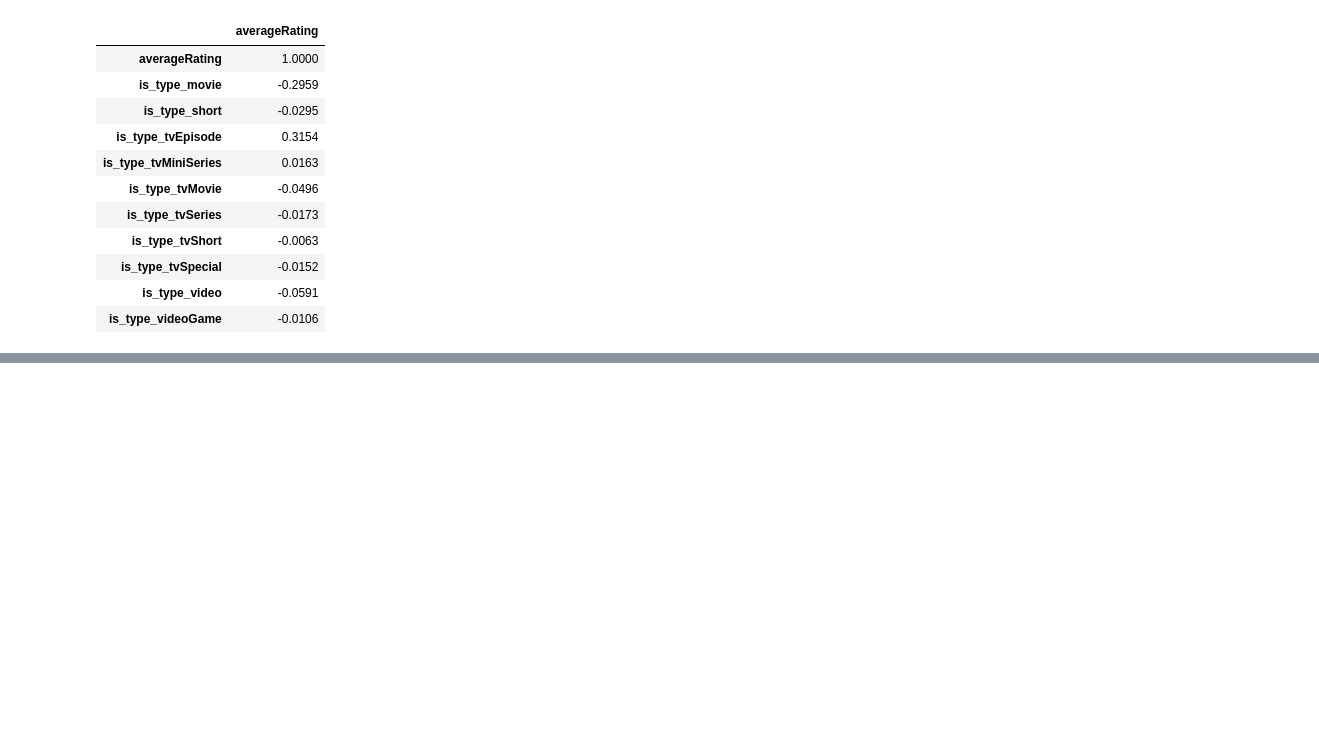
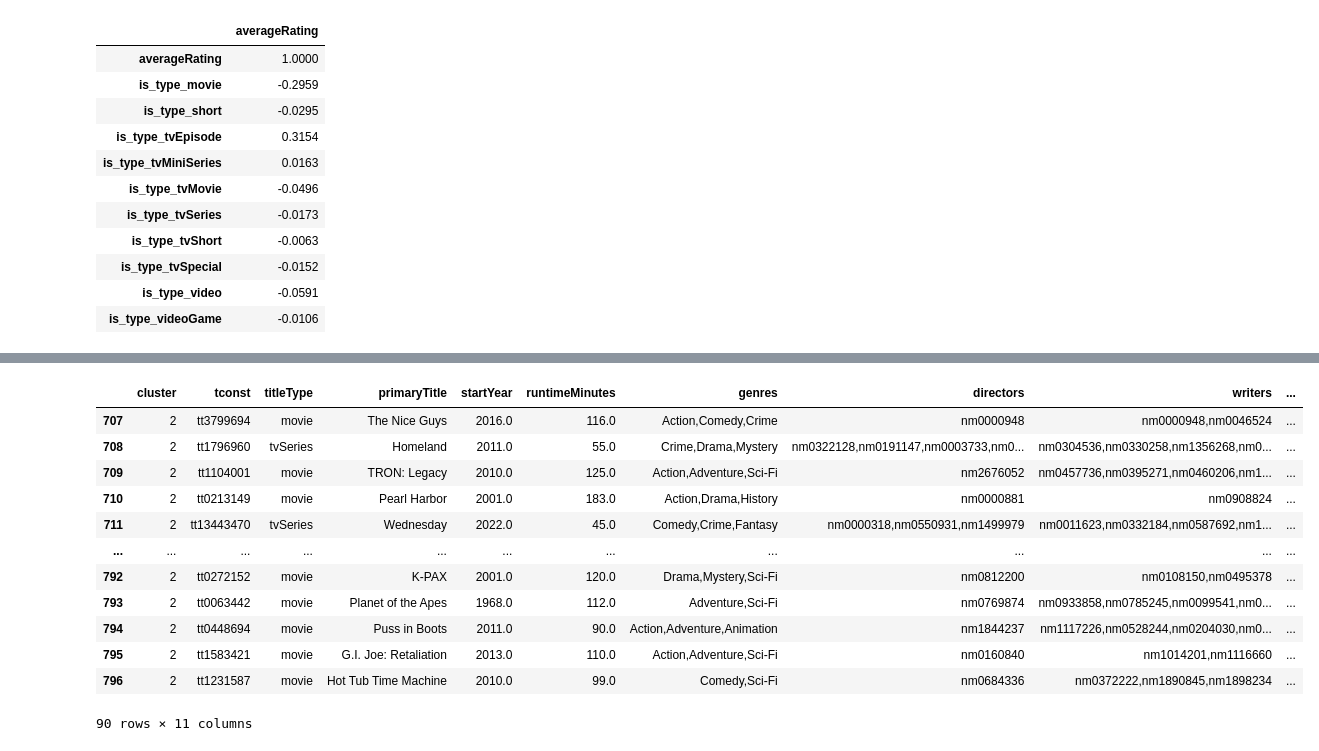
Before and after one commit to AdrianPauer/PRIDAV, a Jupyter notebook: PauerVersion.ipynb, the cells around one changed output, grey strips where cells are left out. Saved outputs shown, nothing was run; the diff lists cells and outputs as text; code cells hidden in the pictures; blank space fills up the shorter version.

```diff
--- a/PauerVersion.ipynb
+++ b/PauerVersion.ipynb
@@ -414,0 +830,17 @@ Selected Correlation Columns:
+# %%
+cl2 = final[final['cluster']==2]
+cl2
+# %% [output]
+|  | cluster | tconst | titleType | primaryTitle | startYear | runtimeMinutes | genres | directors | writers | ... |
+| 707 | 2 | tt3799694 | movie | The Nice Guys | 2016.0 | 116.0 | Action,Comedy,Crime | nm0000948 | nm0000948,nm0046524 | ... |
+| 708 | 2 | tt1796960 | tvSeries | Homeland | 2011.0 | 55.0 | Crime,Drama,Mystery | nm0322128,nm0191147,nm0003733,nm0... | nm0304536,nm0330258,nm1356268,nm0... | ... |
+| 709 | 2 | tt1104001 | movie | TRON: Legacy | 2010.0 | 125.0 | Action,Adventure,Sci-Fi | nm2676052 | nm0457736,nm0395271,nm0460206,nm1... | ... |
+| 710 | 2 | tt0213149 | movie | Pearl Harbor | 2001.0 | 183.0 | Action,Drama,History | nm0000881 | nm0908824 | ... |
+| 711 | 2 | tt13443470 | tvSeries | Wednesday | 2022.0 | 45.0 | Comedy,Crime,Fantasy | nm0000318,nm0550931,nm1499979 | nm0011623,nm0332184,nm0587692,nm1... | ... |
+| ... | ... | ... | ... | ... | ... | ... | ... | ... | ... | ... |
+| 792 | 2 | tt0272152 | movie | K-PAX | 2001.0 | 120.0 | Drama,Mystery,Sci-Fi | nm0812200 | nm0108150,nm0495378 | ... |
+| 793 | 2 | tt0063442 | movie | Planet of the Apes | 1968.0 | 112.0 | Adventure,Sci-Fi | nm0769874 | nm0933858,nm0785245,nm0099541,nm0... | ... |
+| 794 | 2 | tt0448694 | movie | Puss in Boots | 2011.0 | 90.0 | Action,Adventure,Animation | nm1844237 | nm1117226,nm0528244,nm0204030,nm0... | ... |
+| 795 | 2 | tt1583421 | movie | G.I. Joe: Retaliation | 2013.0 | 110.0 | Action,Adventure,Sci-Fi | nm0160840 | nm1014201,nm1116660 | ... |
+| 796 | 2 | tt1231587 | movie | Hot Tub Time Machine | 2010.0 | 99.0 | Comedy,Sci-Fi | nm0684336 | nm0372222,nm1890845,nm1898234 | ... |
+90 rows × 11 columns
```
Also changed, not shown: parts of 42 cells of this notebook.
